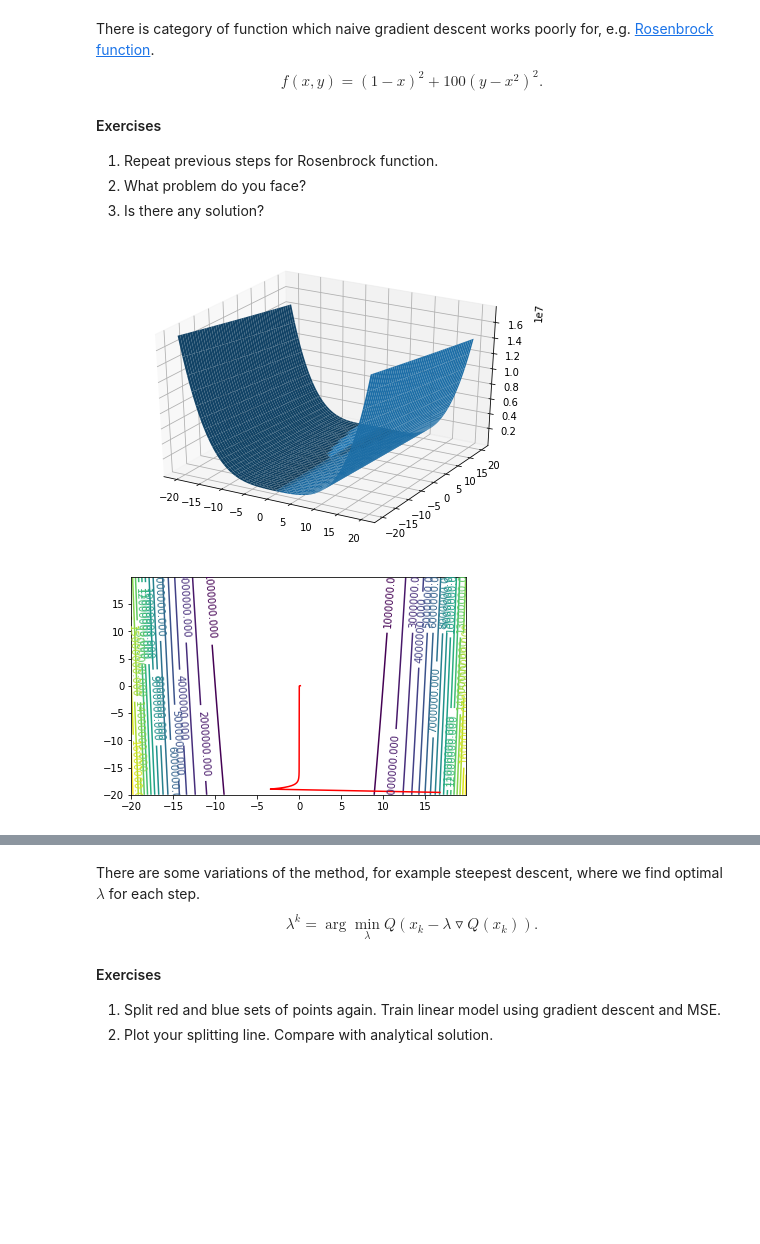
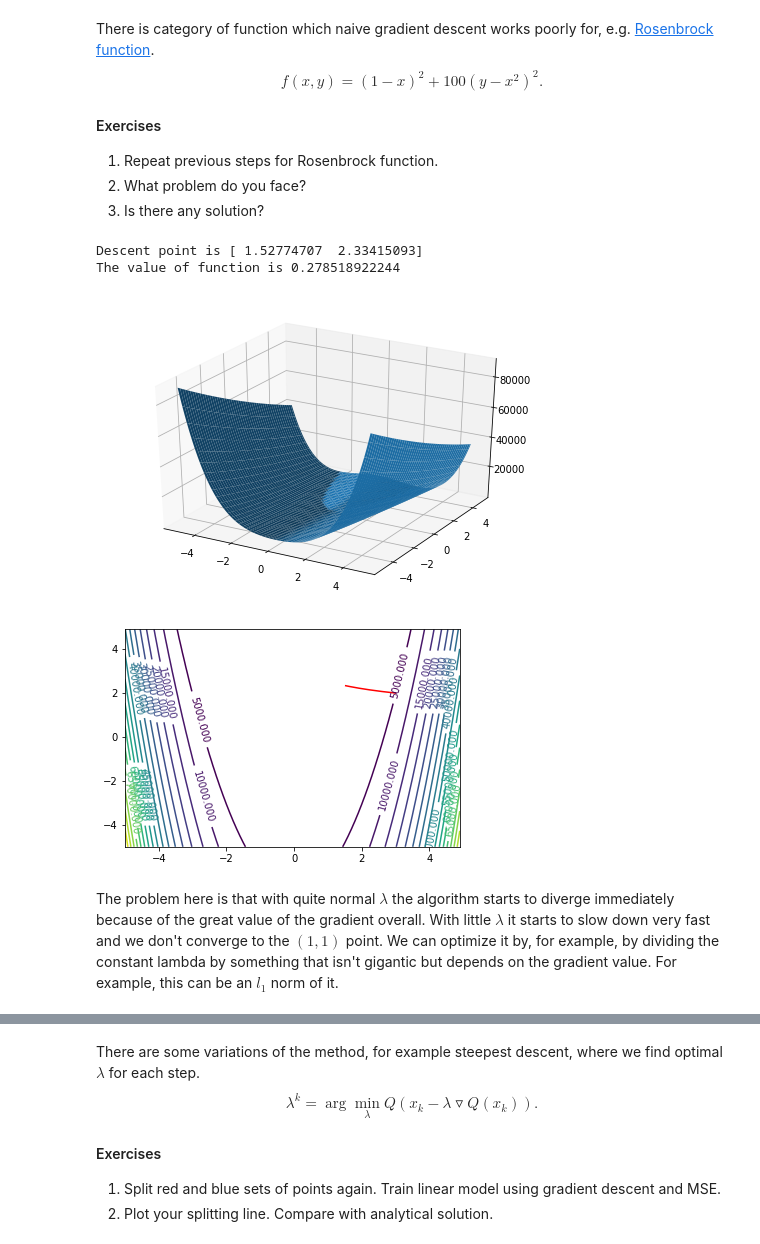
Before and after one commit to RakitinDen/Renju, a Jupyter notebook: labs/lab-1.ipynb, the cells around one changed output, grey strips where cells are left out. Cells and saved outputs as stored; diff of their text form; code cells hidden in the pictures; blank space fills up the shorter version.

```diff
--- a/labs/lab-1.ipynb
+++ b/labs/lab-1.ipynb
@@ -244,0 +243,6 @@ So, the overfitting is obvious and the loss function value in the last test beco
+# %%
+train_features = generate_features(points, 12)
+coeffs = predict(train_features, train_labels)
+values = function_values(segment, coeffs)
+plotting(points, train_labels, segment, values)
+print('Losses on a train set: ', np.sum((np.dot(train_features, coeffs) - train_labels) ** 2))
@@ -374,26 +414,29 @@ def gradient_value(point, grad_func):
     return np.array([grad_func[i](point) for i in range(grad_func.shape[0])])
 
 
-def descent_step(function, grad_func, point, lmbda, descent_points, descent_values):
+def descent_step(function, grad_func, point, lmbda, descent_points, descent_values, mode='Classic'):
     cur_value = function(point)
     values = np.append(descent_values, cur_value)
     points = np.vstack((descent_points, point))
+    grad_value = gradient_value(point, grad_func)
+    if (mode != 'Classic'):
+        grad_value /= np.sum(np.abs(grad_value))
 
-    return point - gradient_value(point, grad_func) * lmbda, points, values
+    return point - grad_value * lmbda, points, values
 
 
 def gradient_descent(function, grad_func, init_point,
-                     lmbda = 0.001, max_steps = 10000, eps = 0.00001):
+                     lmbda = 0.001, max_steps = 10000, eps = 0.00001, mode='Classic'):
     descent_points = np.empty((0, init_point.shape[0]))
     descent_values = np.empty(0)
     previous_point = init_point
     cur_point, descent_points, descent_values = descent_step(function, grad_func, previous_point,
-                                             lmbda, descent_points, descent_values)
+                                             lmbda, descent_points, descent_values, mode)
     counter = 0
     while (np.abs(function(previous_point) - function(cur_point)) > eps and counter < max_steps):
         previous_point = cur_point
         cur_point, descent_points, descent_values = descent_step(function, grad_func, cur_point,
-                                                 lmbda, descent_points, descent_values)
+                                                 lmbda, descent_points, descent_values, mode)
         counter += 1
 
     return cur_point, descent_points, descent_values
@@ -473,15 +516,21 @@ def rosenbrock_derx(point):
 def rosenbrock_dery(point):
     return 200 * (point[1] - point[0] ** 2)
 # %%
-point = np.array([np.random.rand() * 40 - 20, np.random.rand() * 40 - 20])
+point = np.array([3.0, 2.0])
 point, points, values = gradient_descent(rosenbrock_func,
                             np.array([rosenbrock_derx, rosenbrock_dery]), point, lmbda=0.00001)
 # %%
-segment_x = np.arange(-20, 20, 0.1)
-segment_y = np.arange(-20, 20, 0.1)
+segment_x = np.arange(-5, 5, 0.1)
+segment_y = np.arange(-5, 5, 0.1)
 
+print("Descent point is", point)
+print("The value of function is", rosenbrock_func(point))
 threedim_graph(segment_x, segment_y, rosenbrock_func)
 contour_with_trace(segment_x, segment_y, rosenbrock_func, points)
 # %% [output]
+Descent point is [ 1.52774707  2.33415093]
+The value of function is 0.278518922244
-[figure, old version]
+[figure, new version]
-[figure, old version]
+[figure, new version]
+# %% [markdown]
+The problem here is that with quite normal $\lambda$ the algorithm starts to diverge immediately because of the great value of the gradient overall. With little $\lambda$ it starts to slow down very fast and we don't converge to the $(1, 1)$ point. We can optimize it by, for example, by dividing the constant lambda by something that isn't gigantic but depends on the gradient value. For example, this can be an $l_1$ norm of it.
```
Also changed, not shown: parts of 47 cells of this notebook.
